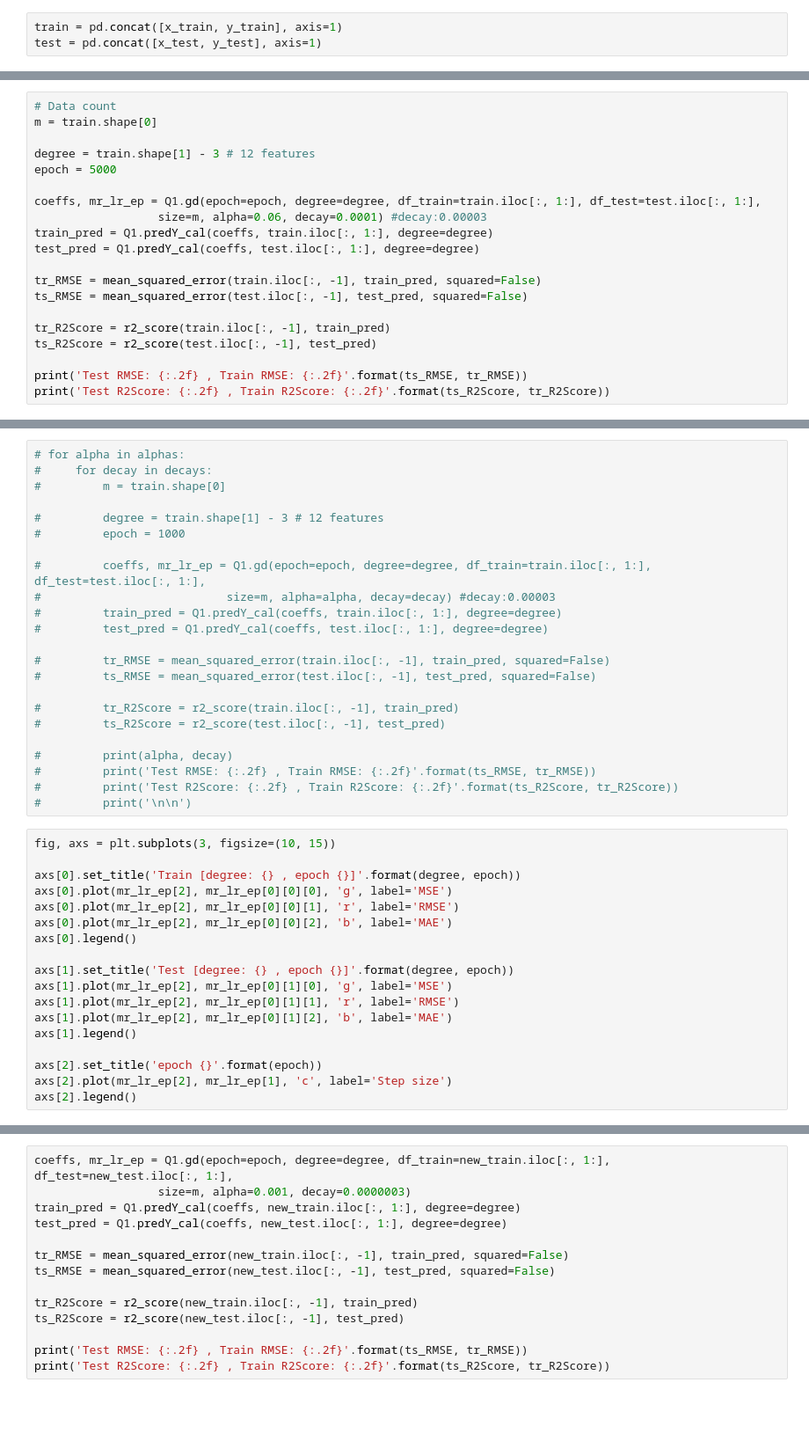
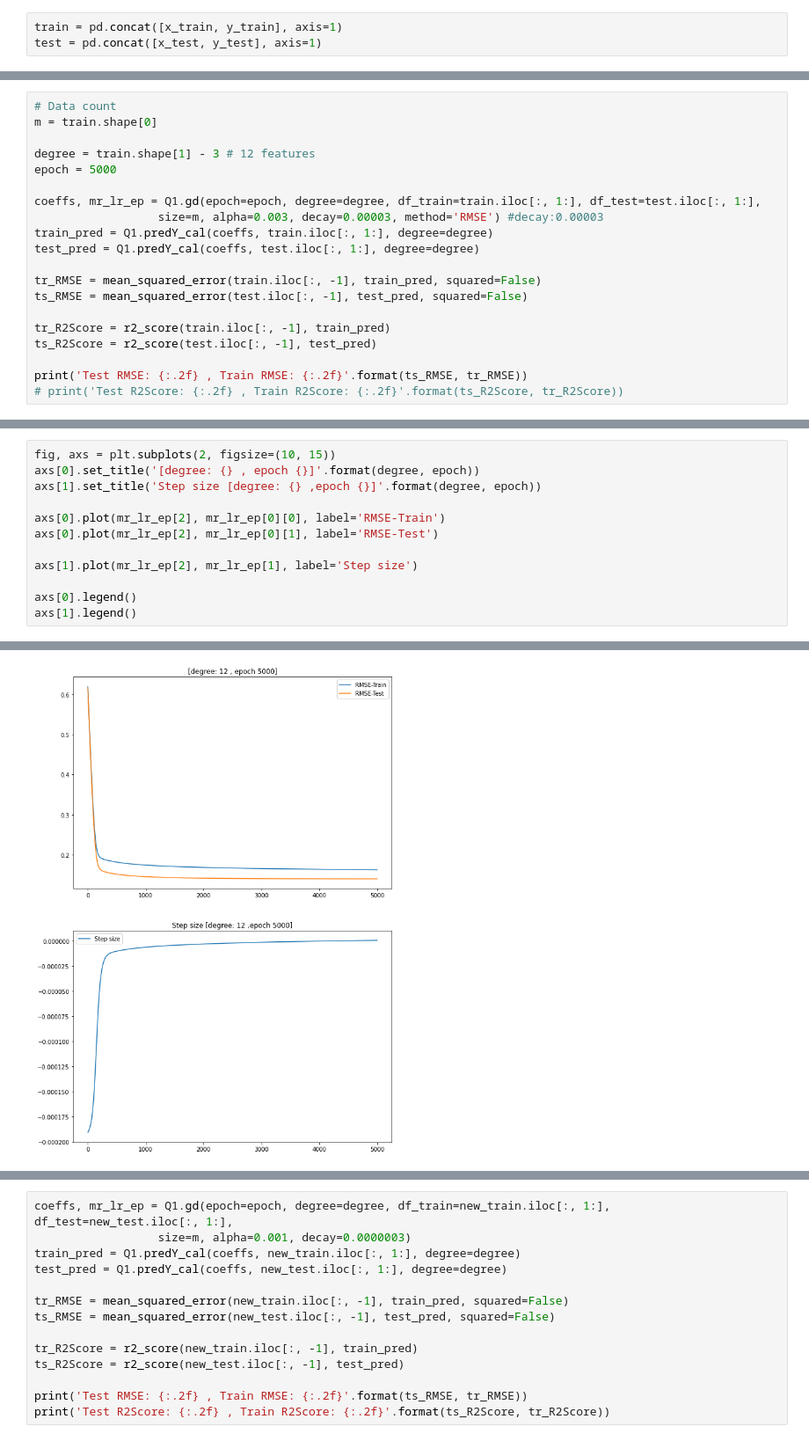
Before and after one commit to nahbos/AUT-Machine-Learning, a Jupyter notebook: Ex01_Q2.ipynb, the cells around one changed output, grey strips where cells are left out. Shown at 88% size. Cells and saved outputs as stored; diff of their text form; blank space fills up the shorter version.

```diff
--- a/Ex01_Q2.ipynb
+++ b/Ex01_Q2.ipynb
@@ -127,7 +290,7 @@ degree = train.shape[1] - 3 # 12 features
 epoch = 5000
 
 coeffs, mr_lr_ep = Q1.gd(epoch=epoch, degree=degree, df_train=train.iloc[:, 1:], df_test=test.iloc[:, 1:],
-                  size=m, alpha=0.06, decay=0.0001) #decay:0.00003
+                  size=m, alpha=0.003, decay=0.00003, method='RMSE') #decay:0.00003
 train_pred = Q1.predY_cal(coeffs, train.iloc[:, 1:], degree=degree)
 test_pred = Q1.predY_cal(coeffs, test.iloc[:, 1:], degree=degree)
 
@@ -138,4 +301,4 @@ tr_R2Score = r2_score(train.iloc[:, -1], train_pred)
 ts_R2Score = r2_score(test.iloc[:, -1], test_pred)
 
 print('Test RMSE: {:.2f} , Train RMSE: {:.2f}'.format(ts_RMSE, tr_RMSE))
-print('Test R2Score: {:.2f} , Train R2Score: {:.2f}'.format(ts_R2Score, tr_R2Score))
+# print('Test R2Score: {:.2f} , Train R2Score: {:.2f}'.format(ts_R2Score, tr_R2Score))
@@ -150,41 +311,13 @@ print('Test R2Score: {:.2f} , Train R2Score: {:.2f}'.format(ts_R2Score, tr_R2Sco
-# %%
-# for alpha in alphas:
-#     for decay in decays:
-#         m = train.shape[0]
-
-#         degree = train.shape[1] - 3 # 12 features
-#         epoch = 1000
-
-#         coeffs, mr_lr_ep = Q1.gd(epoch=epoch, degree=degree, df_train=train.iloc[:, 1:], df_test=test.iloc[:, 1:],
-#                           size=m, alpha=alpha, decay=decay) #decay:0.00003
-#         train_pred = Q1.predY_cal(coeffs, train.iloc[:, 1:], degree=degree)
-#         test_pred = Q1.predY_cal(coeffs, test.iloc[:, 1:], degree=degree)
-
-#         tr_RMSE = mean_squared_error(train.iloc[:, -1], train_pred, squared=False)
-#         ts_RMSE = mean_squared_error(test.iloc[:, -1], test_pred, squared=False)
-
-#         tr_R2Score = r2_score(train.iloc[:, -1], train_pred)
-#         ts_R2Score = r2_score(test.iloc[:, -1], test_pred)
-
-#         print(alpha, decay)
-#         print('Test RMSE: {:.2f} , Train RMSE: {:.2f}'.format(ts_RMSE, tr_RMSE))
-#         print('Test R2Score: {:.2f} , Train R2Score: {:.2f}'.format(ts_R2Score, tr_R2Score))
-#         print('\n\n')
-# %%
-fig, axs = plt.subplots(3, figsize=(10, 15))
-
-axs[0].set_title('Train [degree: {} , epoch {}]'.format(degree, epoch))
-axs[0].plot(mr_lr_ep[2], mr_lr_ep[0][0][0], 'g', label='MSE')
-axs[0].plot(mr_lr_ep[2], mr_lr_ep[0][0][1], 'r', label='RMSE')
-axs[0].plot(mr_lr_ep[2], mr_lr_ep[0][0][2], 'b', label='MAE')
-axs[0].legend()
-
-axs[1].set_title('Test [degree: {} , epoch {}]'.format(degree, epoch))
-axs[1].plot(mr_lr_ep[2], mr_lr_ep[0][1][0], 'g', label='MSE')
-axs[1].plot(mr_lr_ep[2], mr_lr_ep[0][1][1], 'r', label='RMSE')
-axs[1].plot(mr_lr_ep[2], mr_lr_ep[0][1][2], 'b', label='MAE')
-axs[1].legend()
-
-axs[2].set_title('epoch {}'.format(epoch))
-axs[2].plot(mr_lr_ep[2], mr_lr_ep[1], 'c', label='Step size')
-axs[2].legend()
+# %%
+fig, axs = plt.subplots(2, figsize=(10, 15))
+axs[0].set_title('[degree: {} , epoch {}]'.format(degree, epoch))
+axs[1].set_title('Step size [degree: {} ,epoch {}]'.format(degree, epoch))
+
+axs[0].plot(mr_lr_ep[2], mr_lr_ep[0][0], label='RMSE-Train')
+axs[0].plot(mr_lr_ep[2], mr_lr_ep[0][1], label='RMSE-Test')
+
+axs[1].plot(mr_lr_ep[2], mr_lr_ep[1], label='Step size')
+
+axs[0].legend()
+axs[1].legend()
+# %% [output]
@@ -191,3 +325,4 @@ axs[2].legend()
+[figure, added]
 # %%
 new_train = pd.DataFrame()
 new_test = pd.DataFrame()
```
Also changed, not shown: parts of 23 cells of this notebook.
